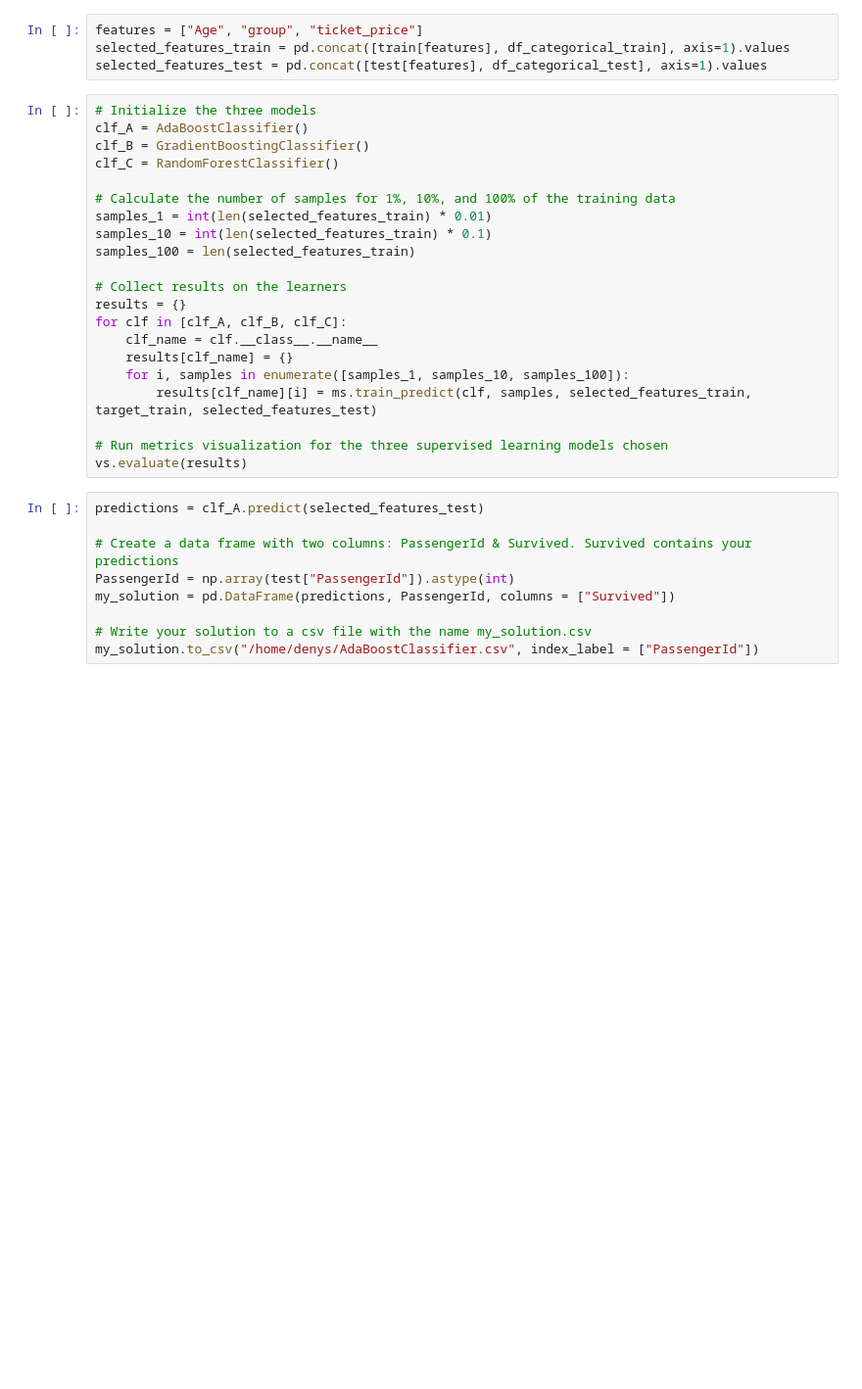
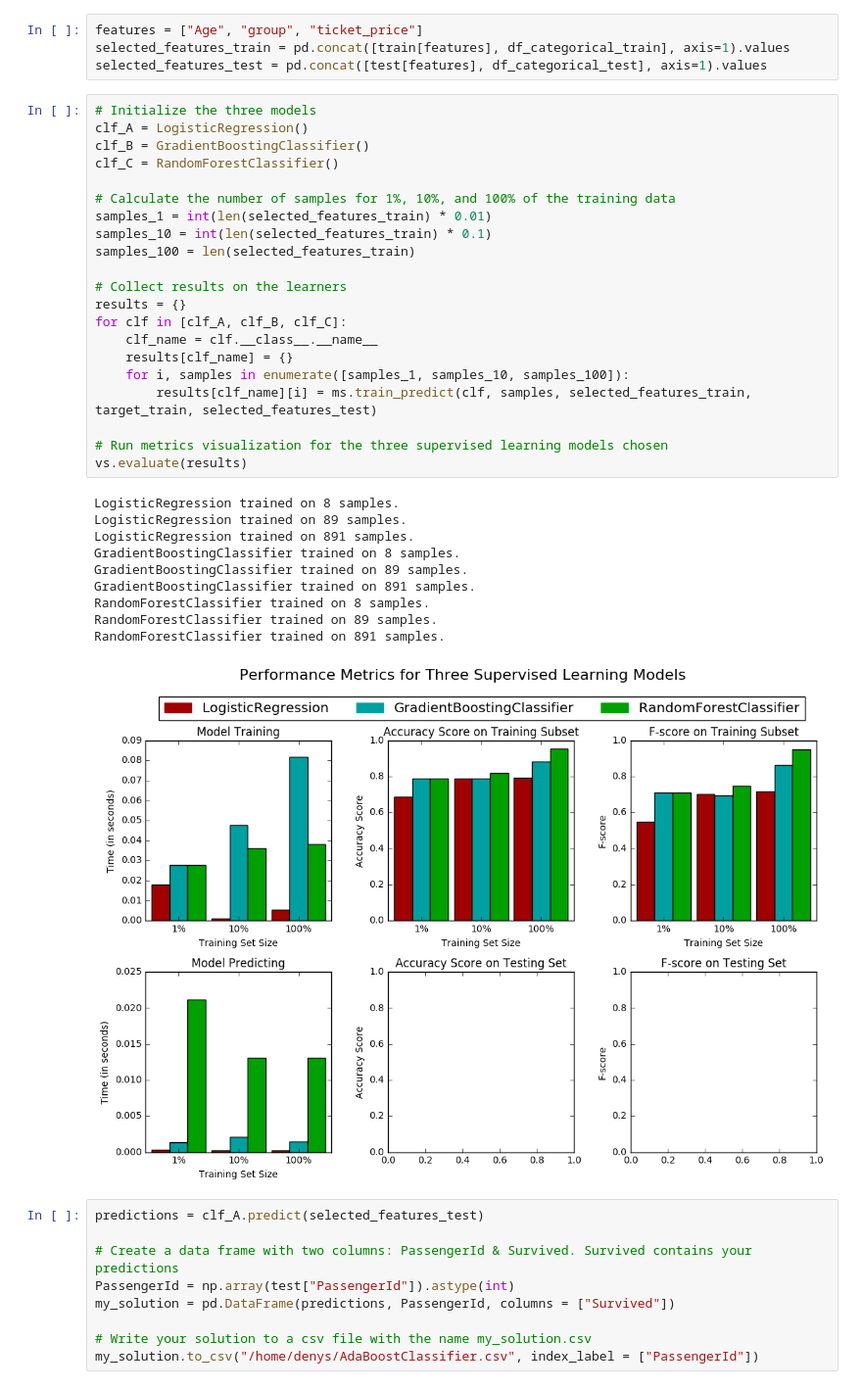
Before and after one commit to Denyskach/ml-models, a Jupyter notebook: kaggle/titanic/Titanic.ipynb, the cells around one changed output. Shown: that part at 98% size. Cells and saved outputs as stored; diff of their text form; blank space fills up the shorter version.

```diff
--- a/kaggle/titanic/Titanic.ipynb
+++ b/kaggle/titanic/Titanic.ipynb
@@ -392,25 +392,36 @@ selected_features_train = pd.concat([train[features], df_categorical_train], axi
 selected_features_test = pd.concat([test[features], df_categorical_test], axis=1).values
 # %%
 # Initialize the three models
-clf_A = AdaBoostClassifier()
+clf_A = LogisticRegression()
 clf_B = GradientBoostingClassifier()
 clf_C = RandomForestClassifier()
 
 # Calculate the number of samples for 1%, 10%, and 100% of the training data
 samples_1 = int(len(selected_features_train) * 0.01)
 samples_10 = int(len(selected_features_train) * 0.1)
 samples_100 = len(selected_features_train)
 
 # Collect results on the learners
 results = {}
 for clf in [clf_A, clf_B, clf_C]:
     clf_name = clf.__class__.__name__
     results[clf_name] = {}
     for i, samples in enumerate([samples_1, samples_10, samples_100]):
         results[clf_name][i] = ms.train_predict(clf, samples, selected_features_train, target_train, selected_features_test)
 
 # Run metrics visualization for the three supervised learning models chosen
 vs.evaluate(results)
+# %% [output]
+LogisticRegression trained on 8 samples.
+LogisticRegression trained on 89 samples.
+LogisticRegression trained on 891 samples.
+GradientBoostingClassifier trained on 8 samples.
+GradientBoostingClassifier trained on 89 samples.
+GradientBoostingClassifier trained on 891 samples.
+RandomForestClassifier trained on 8 samples.
+RandomForestClassifier trained on 89 samples.
+RandomForestClassifier trained on 891 samples.
+[figure, added]
 # %%
 predictions = clf_A.predict(selected_features_test)
 
```
Also changed, not shown: 14 other files.
